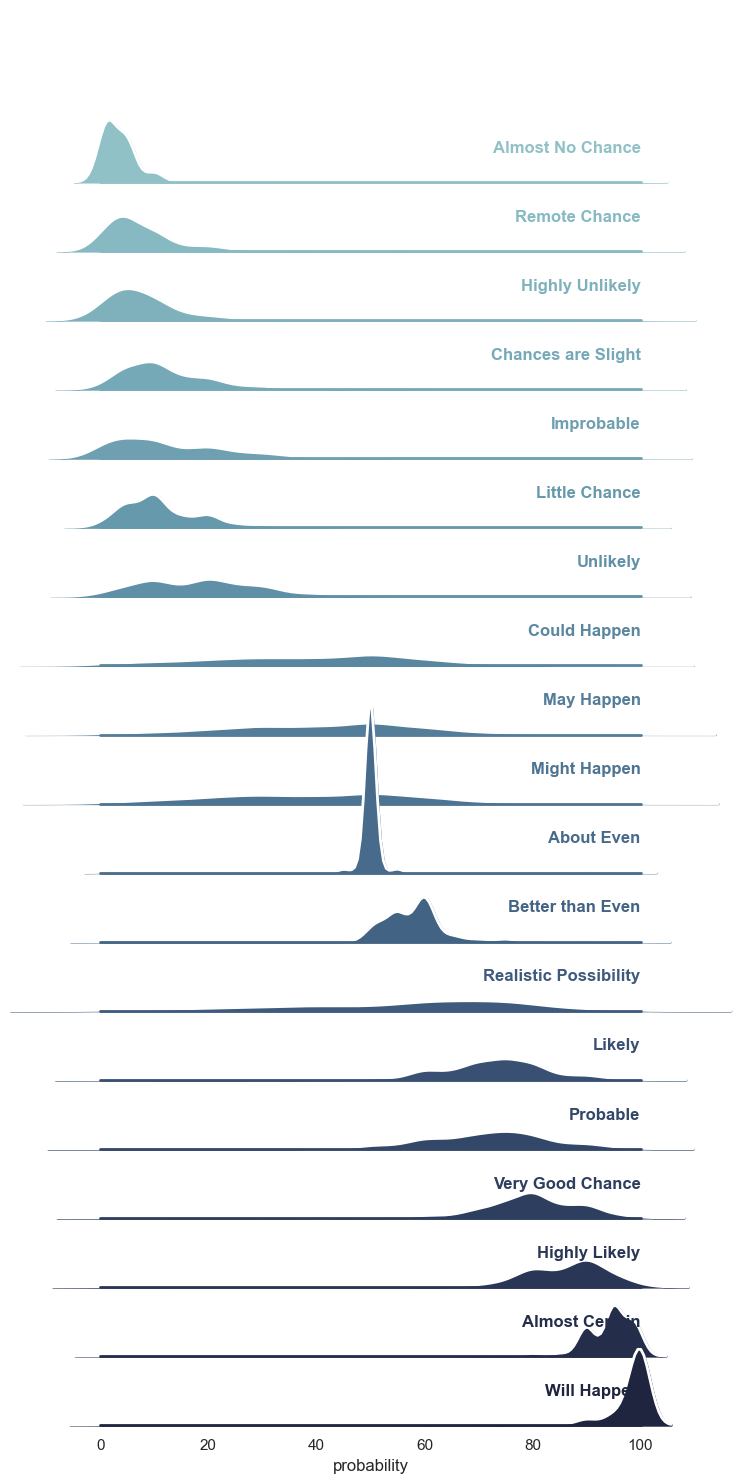
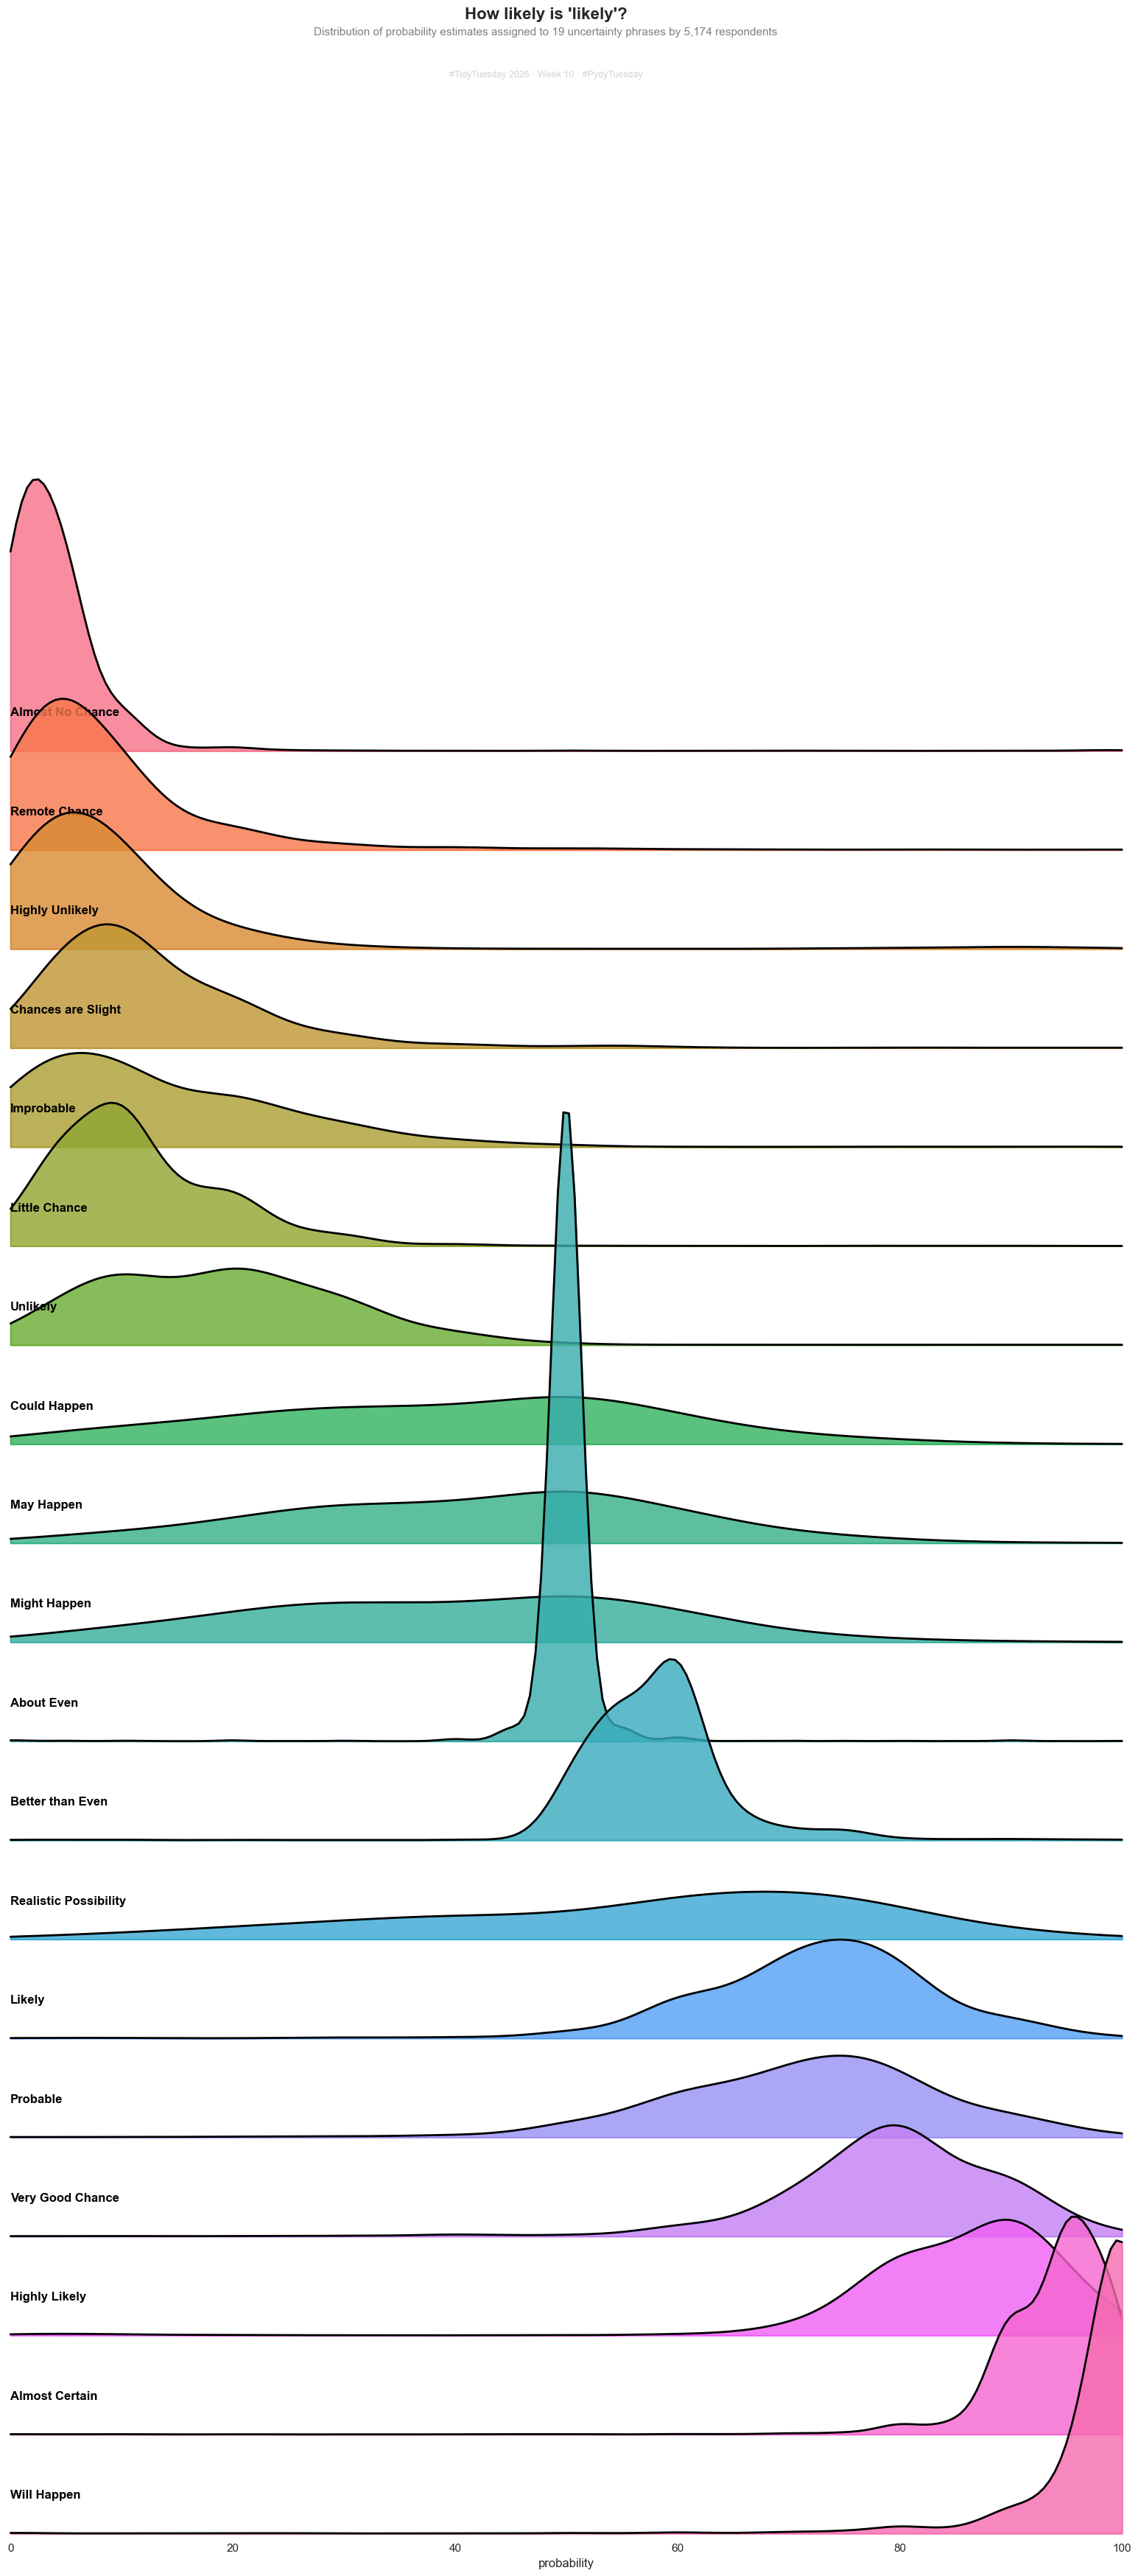
The change to this notebook cell's code, shown as a diff; its figure went from the first image to the second:
--- before
+++ after
@@ -5,5 +5,6 @@
 
 # colour palette
-pal = sns.cubehelix_palette(19, rot=-.25, light=.7)
+#pal = sns.cubehelix_palette(19, rot=0.5, light=.7)
+pal = sns.color_palette("husl", 19)  # 19 evenly spaced distinct colours
 
 # initialize the facetgrid object
@@ -15,5 +16,5 @@
     hue_order=phrase_order, 
     aspect=8, 
-    height=0.8, 
+    height=2, 
     palette=pal)
 
@@ -21,21 +22,33 @@
 # filled shape
 g.map(sns.kdeplot, "probability",
-      bw_adjust=1.5, clip_on=False,        
-      fill=True, alpha=1, linewidth=1.5)
-g.map(sns.kdeplot, "probability", clip_on=False, color="w", lw=2, bw_adjust=1.5)
+    bw_adjust=2, clip_on=False, clip=(0,100),
+    fill=True, alpha=0.8, linewidth=1.5)
+g.map(sns.kdeplot, "probability", 
+    clip_on=False, clip=(0,100), color="black", lw=2, bw_adjust=2)
 
-g.refline(y=0, linewidth=2, linestyle="-", color=None, clip_on=False)
-
+#g.refline(y=0, linewidth=2, linestyle="-", color=None, clip_on=False)
 def label(x, color, label):
     ax = plt.gca()
-    ax.text(1, .2, label, fontweight="bold", color=color,
-            ha="right", va="center", transform=ax.transAxes)
+    ax.text(0, 0.05, label, fontweight="bold", color="black",
+            ha="left", va="bottom", transform=ax.transAxes, fontsize=12)
 
 g.map(label, "probability")
 
-g.figure.subplots_adjust(hspace=-0.6)
+g.figure.subplots_adjust(hspace=-0.85, top=0.89)
 g.set_titles("")
 g.set(yticks=[], ylabel="", xlim=(0, 100))
 g.despine(bottom=True, left=True)
+# add plot title, and subtitle
+g.figure.suptitle("How likely is 'likely'?", 
+                   fontsize=16, 
+                   fontweight="bold", 
+                   y=0.92)
+
+g.figure.text(0.5, 0.91, "Distribution of probability estimates assigned to 19 uncertainty phrases by 5,174 respondents",
+              ha="center", fontsize=11, color="grey")
+
+g.figure.text(0.5, 0.895, "#TidyTuesday 2026 · Week 10 · #PydyTuesday",
+              ha="center", fontsize=9, color="lightgrey")
+
 
 plt.show()

Commit: updated ridgeline plot and added title/subtitle